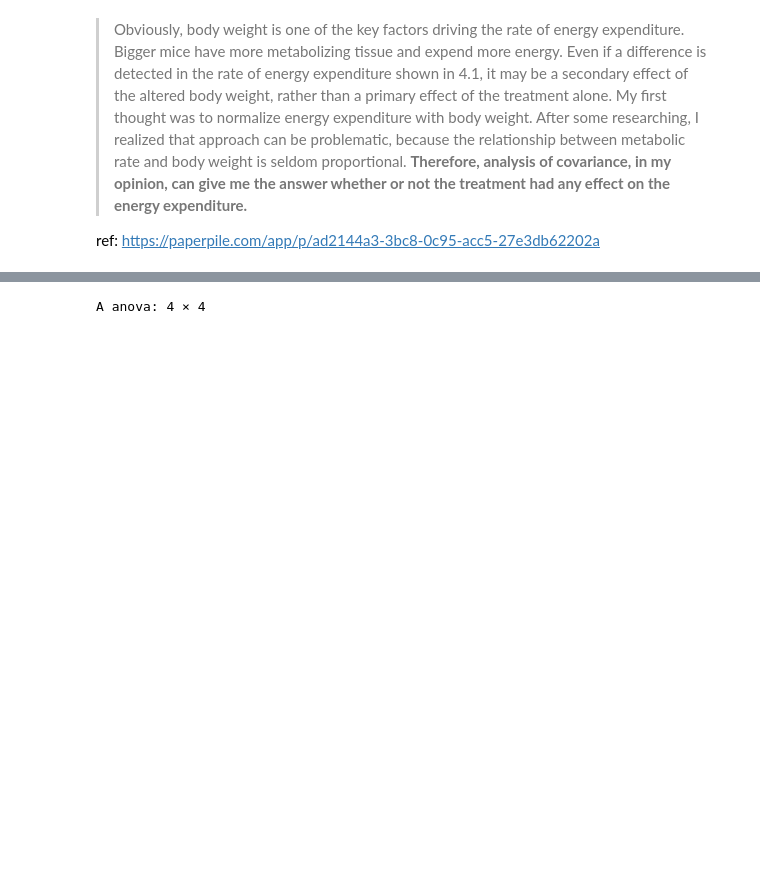
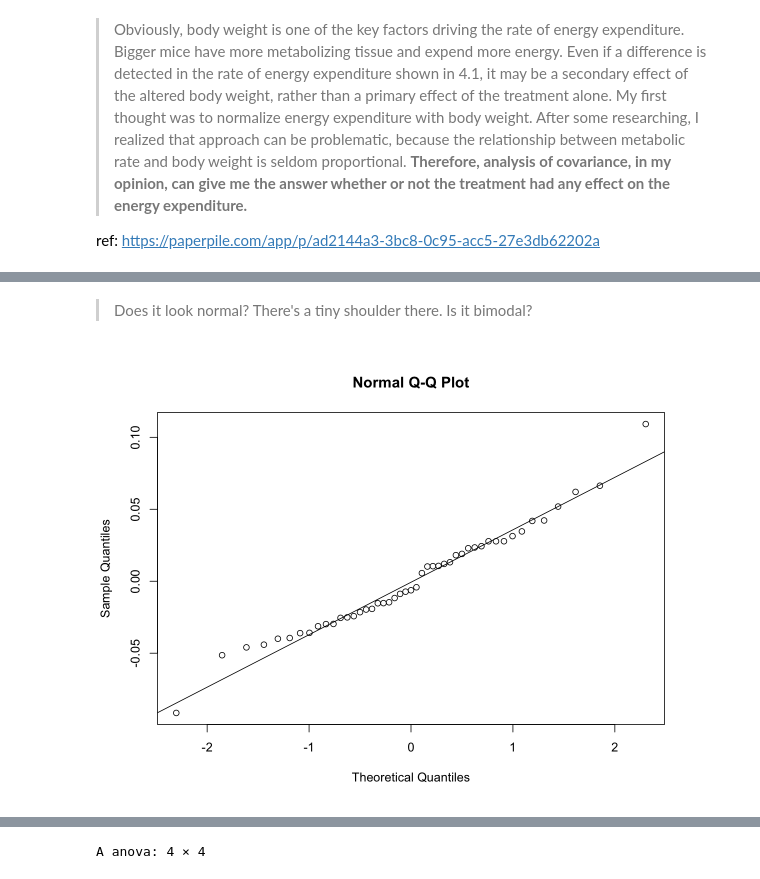
Before and after one commit to zhangyang2017/temp, a Jupyter notebook: metab.ipynb, the cells around one changed output, grey strips where cells are left out. Saved outputs shown, nothing was run; the diff lists cells and outputs as text; code cells hidden in the pictures; blank space fills up the shorter version.

```diff
--- a/metab.ipynb
+++ b/metab.ipynb
@@ -244,0 +263,7 @@ ref: https://paperpile.com/app/p/ad2144a3-3bc8-0c95-acc5-27e3db62202a
+# %% [markdown]
+> Does it look normal? There's a tiny shoulder there. Is it bimodal?
+# %%
+qqnorm(ancova$residuals)
+qqline(ancova$residuals, datax = FALSE, distribution = qnorm, probs = c(0.25, 0.75))
+# %% [output]
+[figure, added]
```
Also changed, not shown: parts of 20 cells of this notebook.
